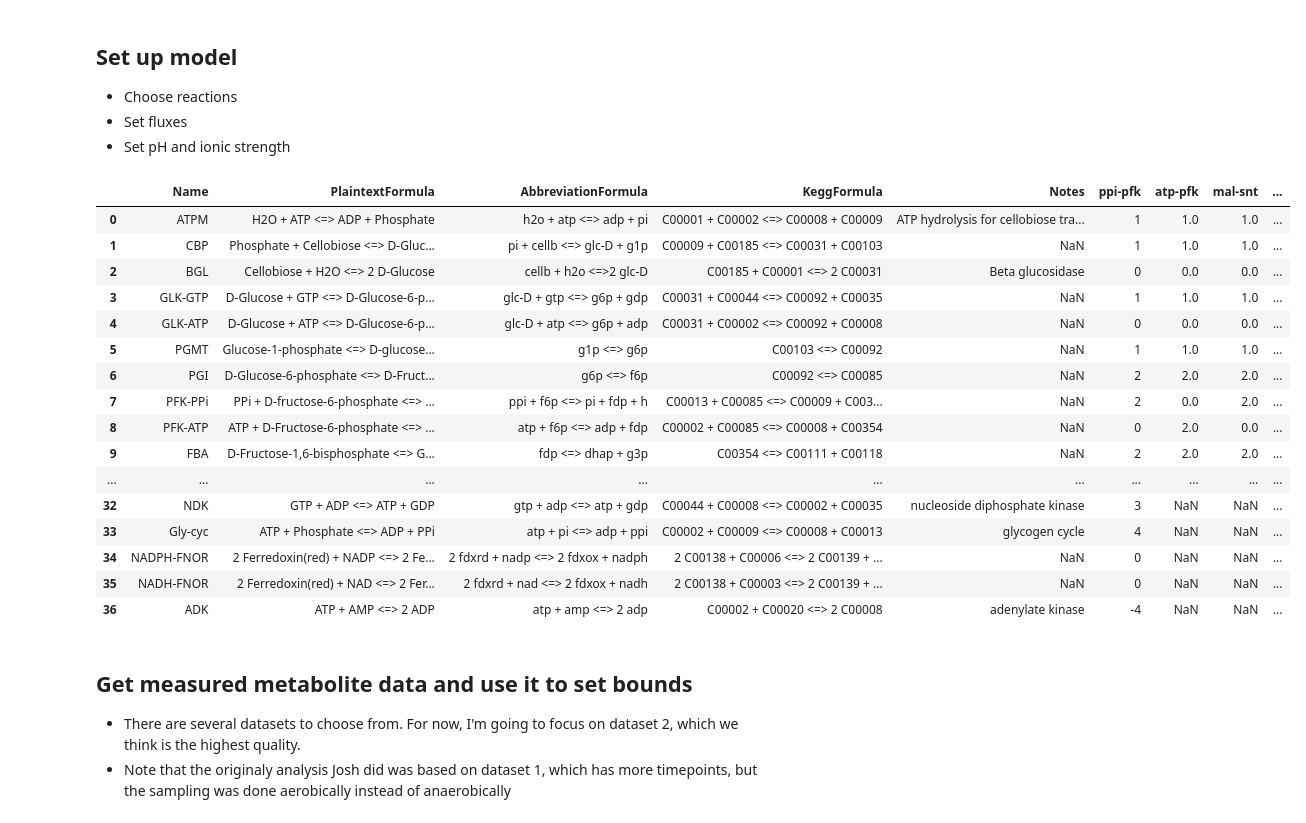
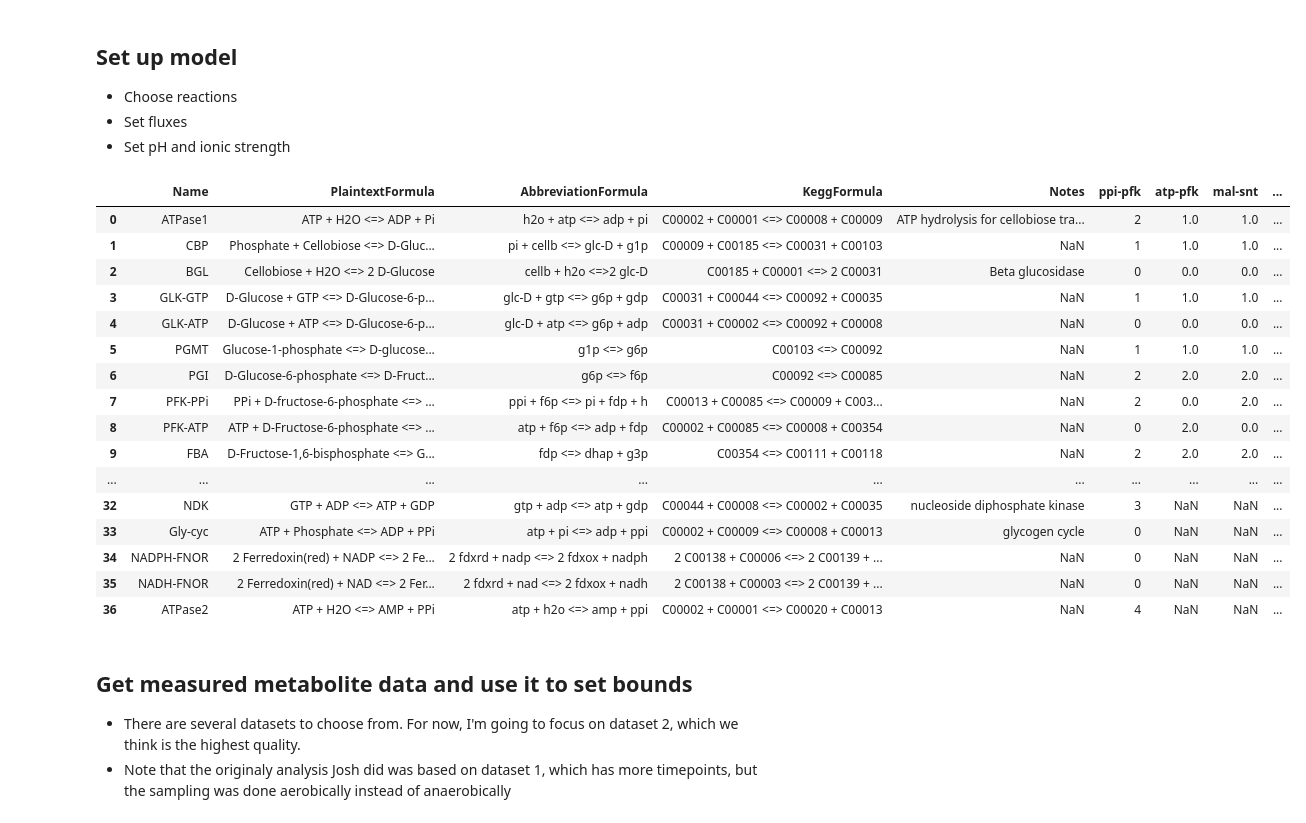
Before and after one commit to satyakamdash/Ctherm_thermo, a Jupyter notebook: Analyzing_metabolites_DO.ipynb, the cells around one changed output. Saved outputs shown, nothing was run; the diff lists cells and outputs as text; code cells hidden in the pictures.

```diff
--- a/Analyzing_metabolites_DO.ipynb
+++ b/Analyzing_metabolites_DO.ipynb
@@ -76,24 +76,24 @@ ktaDict = dict(zip(kta.index.str.upper(), kta['ABBREVIATION'].values))
 # %%
 # need to declare pH and ionic strength constants at the beginning
 # they are used in the make_pathway function
-modelFileName = 'cth_thermo_model_DO_SD4b.xlsx'
+modelFileName = 'cth_thermo_model_DO_SD5.xlsx'
 PH = 7.0
 IS = 0.1
 
 # load stoichiometric model from Excel file
 allRxnDf = pd.read_excel(modelFileName, # using Satya's version
                          sheet_name = 'reactions')
 # make list of flux sets from excel file column names
 # all of the column names from 'ppi-pfk' to 'mal-gapn' inclusive
 fluxSets = allRxnDf.loc[:,'ppi-pfk':].columns.values
 
 # load bounds information from the model
 boundsDf = pd.read_excel(modelFileName, # using Satya's version
                          sheet_name = 'metabolite_bounds')
 allRxnDf
 # %% [output]
 |  | Name | PlaintextFormula | AbbreviationFormula | KeggFormula | Notes | ppi-pfk | atp-pfk | mal-snt | ... |
-| 0 | ATPM | H2O + ATP <=> ADP + Phosphate | h2o + atp <=> adp + pi | C00001 + C00002 <=> C00008 + C00009 | ATP hydrolysis for cellobiose tra... | 1 | 1.0 | 1.0 | ... |
+| 0 | ATPase1 | ATP + H2O <=> ADP + Pi | h2o + atp <=> adp + pi | C00002 + C00001 <=> C00008 + C00009 | ATP hydrolysis for cellobiose tra... | 2 | 1.0 | 1.0 | ... |
 | 1 | CBP | Phosphate + Cellobiose <=> D-Gluc... | pi + cellb <=> glc-D + g1p | C00009 + C00185 <=> C00031 + C00103 | NaN | 1 | 1.0 | 1.0 | ... |
 | 2 | BGL | Cellobiose + H2O <=> 2 D-Glucose | cellb + h2o <=>2 glc-D | C00185 + C00001 <=> 2 C00031 | Beta glucosidase | 0 | 0.0 | 0.0 | ... |
 | 3 | GLK-GTP | D-Glucose + GTP <=> D-Glucose-6-p... | glc-D + gtp <=> g6p + gdp | C00031 + C00044 <=> C00092 + C00035 | NaN | 1 | 1.0 | 1.0 | ... |
@@ -105,10 +105,10 @@ allRxnDf
 | 9 | FBA | D-Fructose-1,6-bisphosphate <=> G... | fdp <=> dhap + g3p | C00354 <=> C00111 + C00118 | NaN | 2 | 2.0 | 2.0 | ... |
 | ... | ... | ... | ... | ... | ... | ... | ... | ... | ... |
 | 32 | NDK | GTP + ADP <=> ATP + GDP | gtp + adp <=> atp + gdp | C00044 + C00008 <=> C00002 + C00035 | nucleoside diphosphate kinase | 3 | NaN | NaN | ... |
-| 33 | Gly-cyc | ATP + Phosphate <=> ADP + PPi | atp + pi <=> adp + ppi | C00002 + C00009 <=> C00008 + C00013 | glycogen cycle | 4 | NaN | NaN | ... |
+| 33 | Gly-cyc | ATP + Phosphate <=> ADP + PPi | atp + pi <=> adp + ppi | C00002 + C00009 <=> C00008 + C00013 | glycogen cycle | 0 | NaN | NaN | ... |
 | 34 | NADPH-FNOR | 2 Ferredoxin(red) + NADP <=> 2 Fe... | 2 fdxrd + nadp <=> 2 fdxox + nadph | 2 C00138 + C00006 <=> 2 C00139 + ... | NaN | 0 | NaN | NaN | ... |
 | 35 | NADH-FNOR | 2 Ferredoxin(red) + NAD <=> 2 Fer... | 2 fdxrd + nad <=> 2 fdxox + nadh | 2 C00138 + C00003 <=> 2 C00139 + ... | NaN | 0 | NaN | NaN | ... |
-| 36 | ADK | ATP + AMP <=> 2 ADP | atp + amp <=> 2 adp | C00002 + C00020 <=> 2 C00008 | adenylate kinase | -4 | NaN | NaN | ... |
+| 36 | ATPase2 | ATP + H2O <=> AMP + PPi | atp + h2o <=> amp + ppi | C00002 + C00001 <=> C00020 + C00013 | NaN | 4 | NaN | NaN | ... |
 # %%
 def make_pathway(fluxSet, allRxnDf):
     """
```
Also changed, not shown: parts of 1 cell of this notebook, 1 other file.
